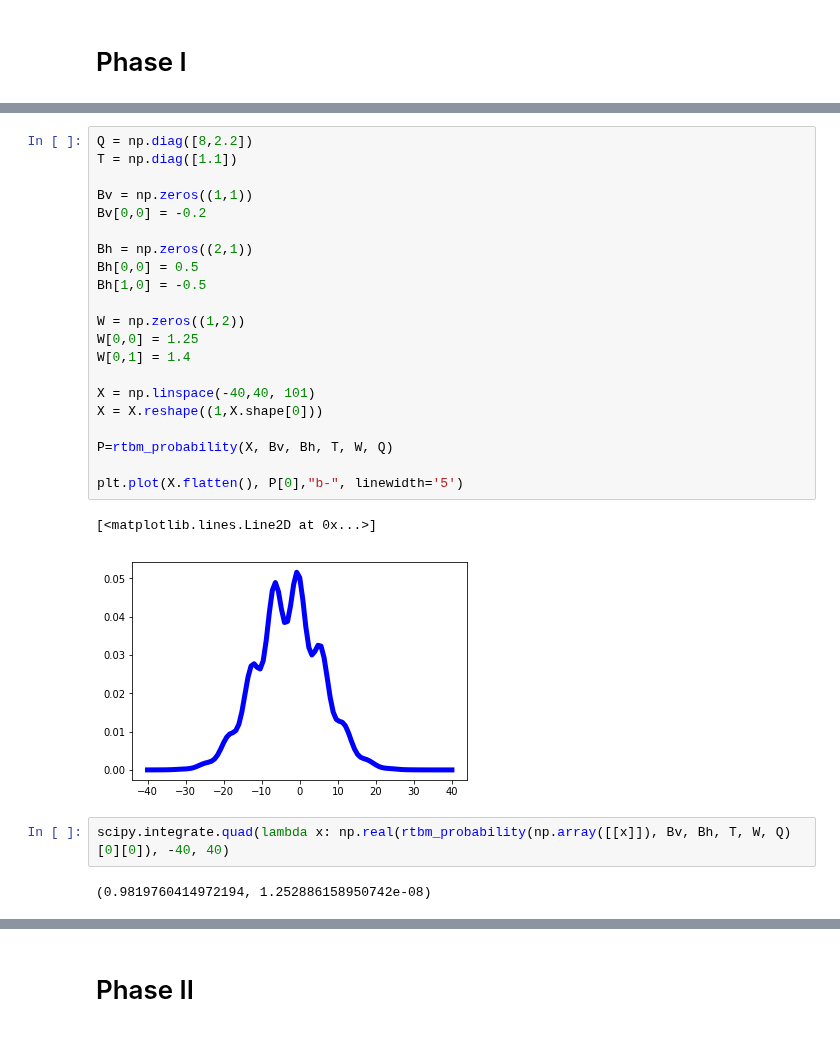
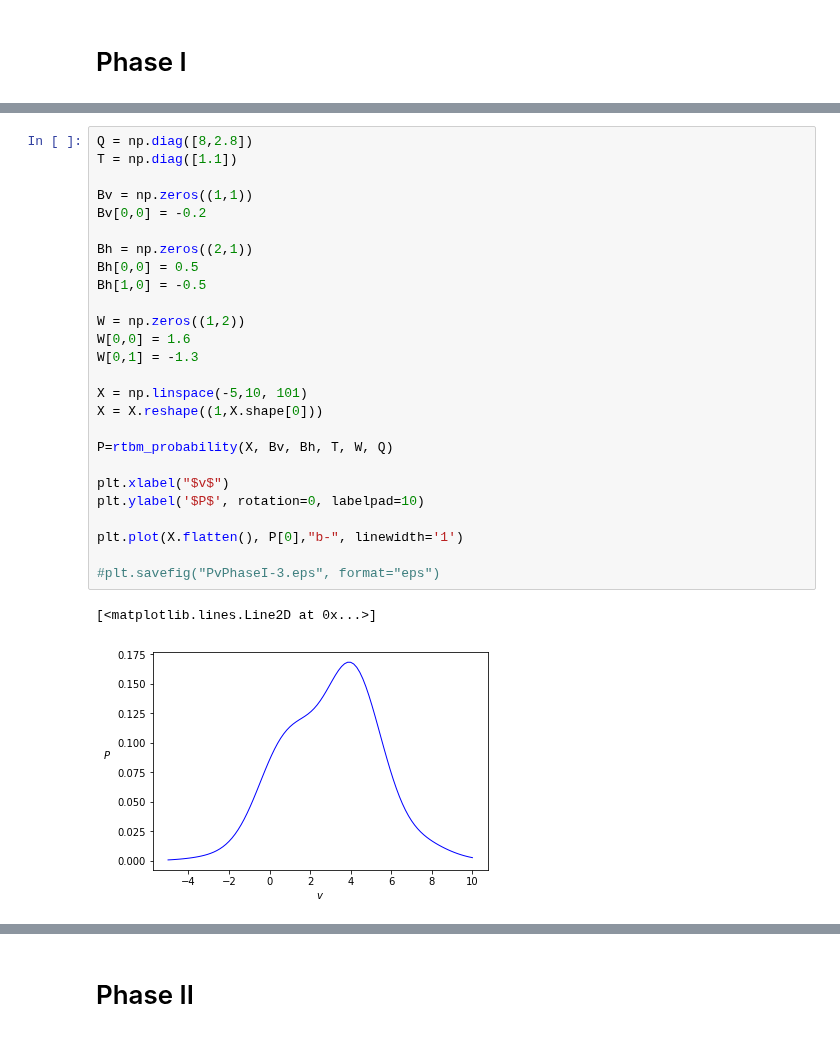
Before and after one commit to RiemannAI/theta, a Jupyter notebook: examples/Pv_plots.ipynb, the cells around one changed output, grey strips where cells are left out. Drawn from its saved outputs; the diff is of its cells as text.

```diff
--- a/examples/Pv_plots.ipynb
+++ b/examples/Pv_plots.ipynb
@@ -51,28 +117,29 @@ scipy.integrate.quad(lambda x: np.real(rtbm_probability(np.array([[x]]), Bv, Bh,
 # %%
-Q = np.diag([8,2.2])
+Q = np.diag([8,2.8])
 T = np.diag([1.1])
 
 Bv = np.zeros((1,1))
 Bv[0,0] = -0.2
 
 Bh = np.zeros((2,1))
 Bh[0,0] = 0.5
 Bh[1,0] = -0.5
 
 W = np.zeros((1,2))
-W[0,0] = 1.25
-W[0,1] = 1.4
+W[0,0] = 1.6
+W[0,1] = -1.3
 
-X = np.linspace(-40,40, 101)
+X = np.linspace(-5,10, 101)
 X = X.reshape((1,X.shape[0]))
 
 P=rtbm_probability(X, Bv, Bh, T, W, Q)
 
-plt.plot(X.flatten(), P[0],"b-", linewidth='5')
+plt.xlabel("$v$")
+plt.ylabel('$P$', rotation=0, labelpad=10)
+
+plt.plot(X.flatten(), P[0],"b-", linewidth='1')
+
+#plt.savefig("PvPhaseI-3.eps", format="eps")
 # %% [output]
 [<matplotlib.lines.Line2D at 0x...>]
-[figure, old version]
+[figure, new version]
-# %%
-scipy.integrate.quad(lambda x: np.real(rtbm_probability(np.array([[x]]), Bv, Bh, T, W, Q)[0][0]), -40, 40)
-# %% [output]
-(0.9819760414972194, 1.252886158950742e-08)
```
Also changed, not shown: parts of 15 cells of this notebook.
